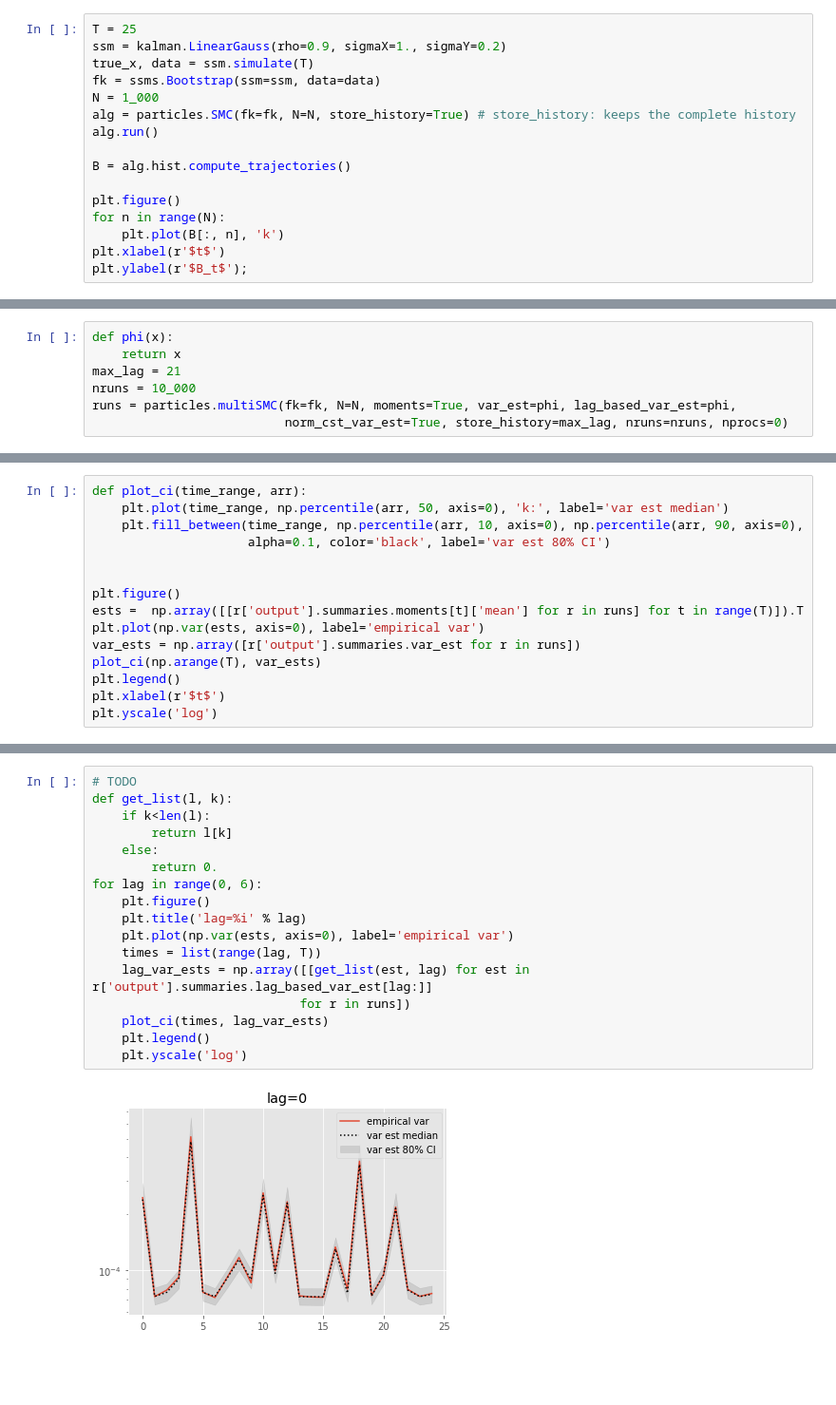
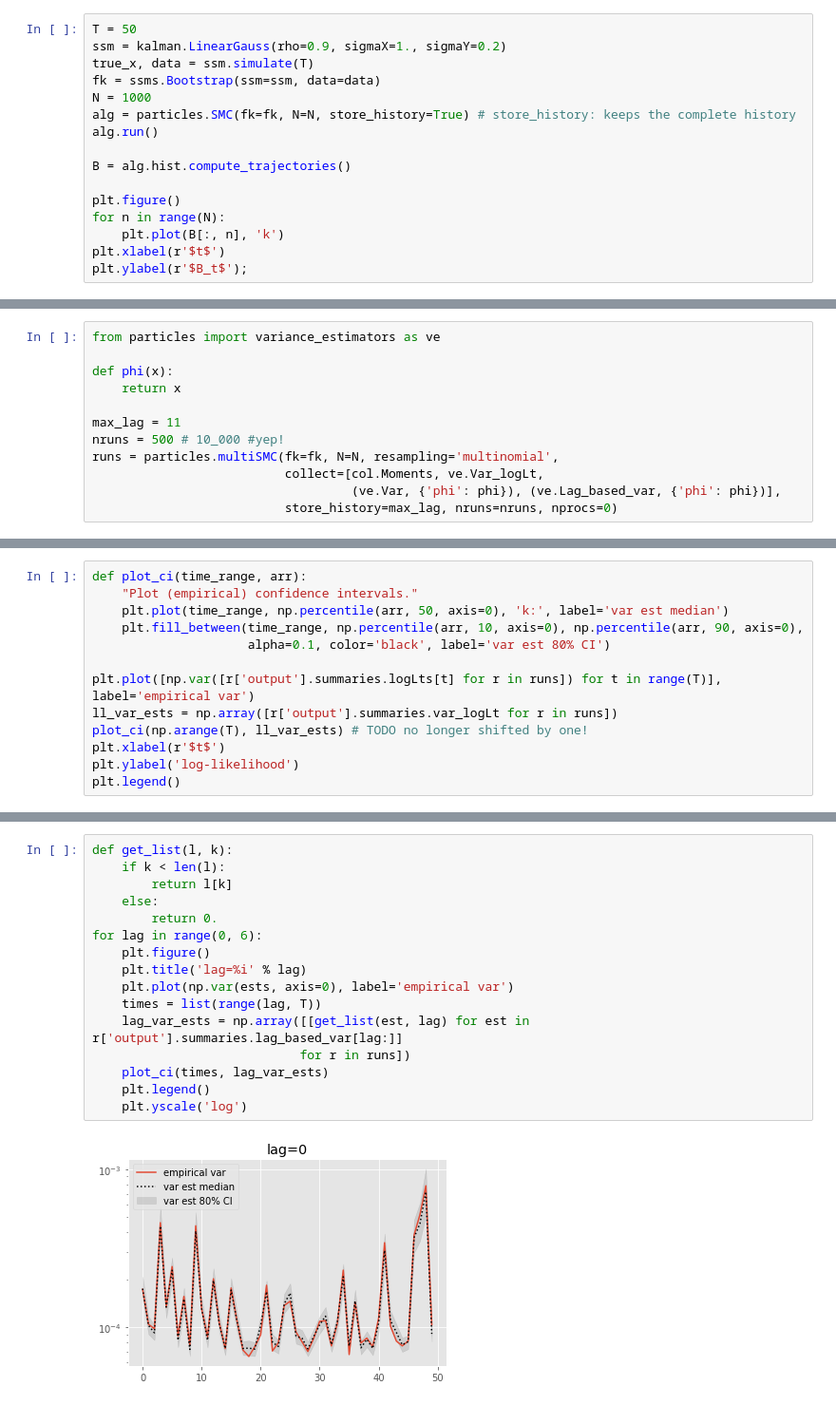
Before and after one commit to nchopin/particles, a Jupyter notebook: docs/source/notebooks/variance_estimation.ipynb, the cells around one changed output, grey strips where cells are left out. Shown: that part at 95% size. Cells and saved outputs as stored; diff of their text form; blank space fills up the shorter version.

Commit message:
collectors: cleaner interface

```diff
--- a/docs/source/notebooks/variance_estimation.ipynb
+++ b/docs/source/notebooks/variance_estimation.ipynb
@@ -41,11 +51,11 @@ Data ($T=25)$ are simulated from the model.
 
 Let's run a single bootstrap filter, and have a look at the genealogical tree.
 # %%
-T = 25
+T = 50
 ssm = kalman.LinearGauss(rho=0.9, sigmaX=1., sigmaY=0.2)
 true_x, data = ssm.simulate(T)
 fk = ssms.Bootstrap(ssm=ssm, data=data)
-N = 1_000
+N = 1000
 alg = particles.SMC(fk=fk, N=N, store_history=True) # store_history: keeps the complete history
 alg.run()
 
@@ -72,7 +89,12 @@ plt.yscale('log')
 # %%
+from particles import variance_estimators as ve
+
 def phi(x):
     return x
-max_lag = 21
-nruns = 10_000
-runs = particles.multiSMC(fk=fk, N=N, moments=True, var_est=phi, lag_based_var_est=phi,
-                          norm_cst_var_est=True, store_history=max_lag, nruns=nruns, nprocs=0)
+
+max_lag = 11
+nruns = 500 # 10_000 #yep!
+runs = particles.multiSMC(fk=fk, N=N, resampling='multinomial',
+                          collect=[col.Moments, ve.Var_logLt,
+                                   (ve.Var, {'phi': phi}), (ve.Lag_based_var, {'phi': phi})],
+                          store_history=max_lag, nruns=nruns, nprocs=0)
@@ -79,16 +107,14 @@ runs = particles.multiSMC(fk=fk, N=N, moments=True, var_est=phi, lag_based_var_e
 # %%
 def plot_ci(time_range, arr):
+    "Plot (empirical) confidence intervals."
     plt.plot(time_range, np.percentile(arr, 50, axis=0), 'k:', label='var est median')
     plt.fill_between(time_range, np.percentile(arr, 10, axis=0), np.percentile(arr, 90, axis=0),
                      alpha=0.1, color='black', label='var est 80% CI')
 
-
-plt.figure()
-ests =  np.array([[r['output'].summaries.moments[t]['mean'] for r in runs] for t in range(T)]).T
-plt.plot(np.var(ests, axis=0), label='empirical var')
-var_ests = np.array([r['output'].summaries.var_est for r in runs])
-plot_ci(np.arange(T), var_ests)
+plt.plot([np.var([r['output'].summaries.logLts[t] for r in runs]) for t in range(T)], label='empirical var')
+ll_var_ests = np.array([r['output'].summaries.var_logLt for r in runs])
+plot_ci(np.arange(T), ll_var_ests) # TODO no longer shifted by one!
+plt.xlabel(r'$t$')
+plt.ylabel('log-likelihood')
 plt.legend()
-plt.xlabel(r'$t$')
-plt.yscale('log')
 # %% [output]
@@ -106,19 +191,18 @@ plt.yscale('log')
 # %%
-# TODO
 def get_list(l, k):
-    if k<len(l):
+    if k < len(l):
         return l[k]
     else:
         return 0.
 for lag in range(0, 6):
     plt.figure()
     plt.title('lag=%i' % lag)
     plt.plot(np.var(ests, axis=0), label='empirical var')
     times = list(range(lag, T))
-    lag_var_ests = np.array([[get_list(est, lag) for est in r['output'].summaries.lag_based_var_est[lag:]]
+    lag_var_ests = np.array([[get_list(est, lag) for est in r['output'].summaries.lag_based_var[lag:]]
                             for r in runs])
     plot_ci(times, lag_var_ests)
     plt.legend()
     plt.yscale('log')
 # %% [output]
-[figure, old version]
+[figure, new version]
```
Also changed, not shown: parts of 25 cells of this notebook, 5 other files.
